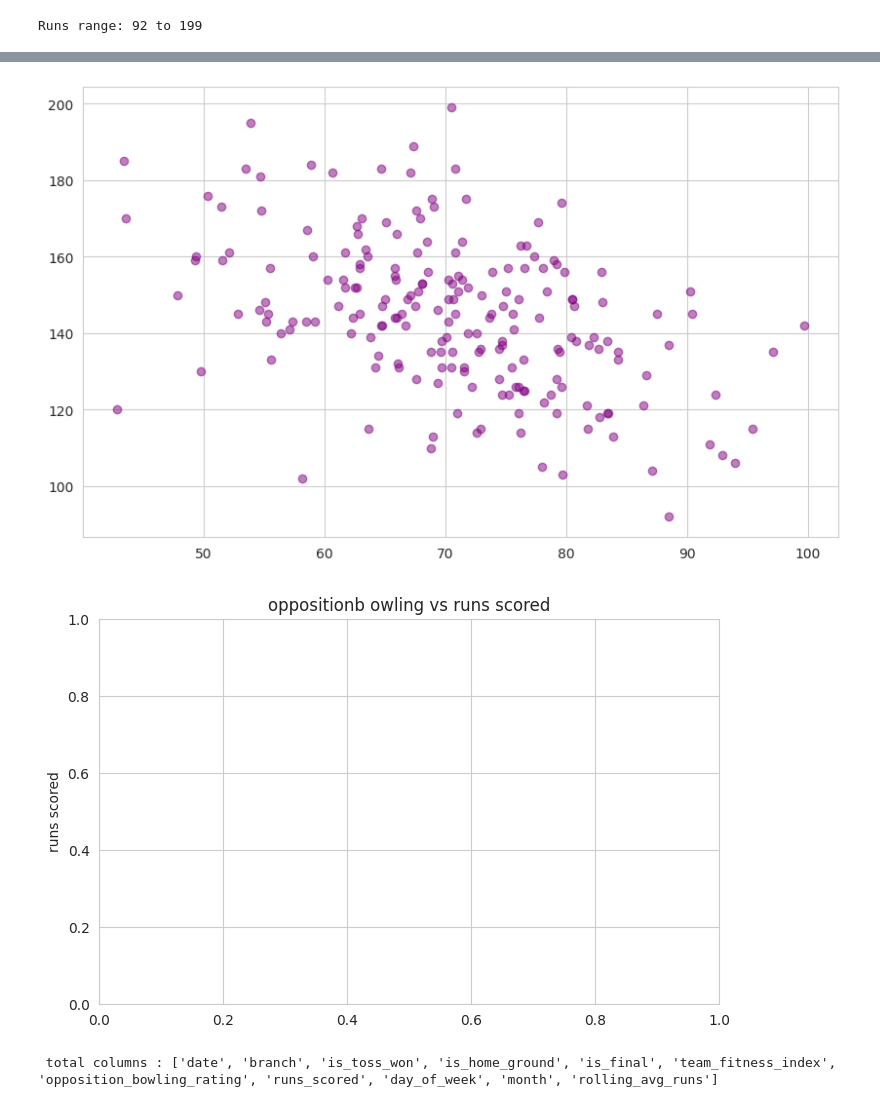
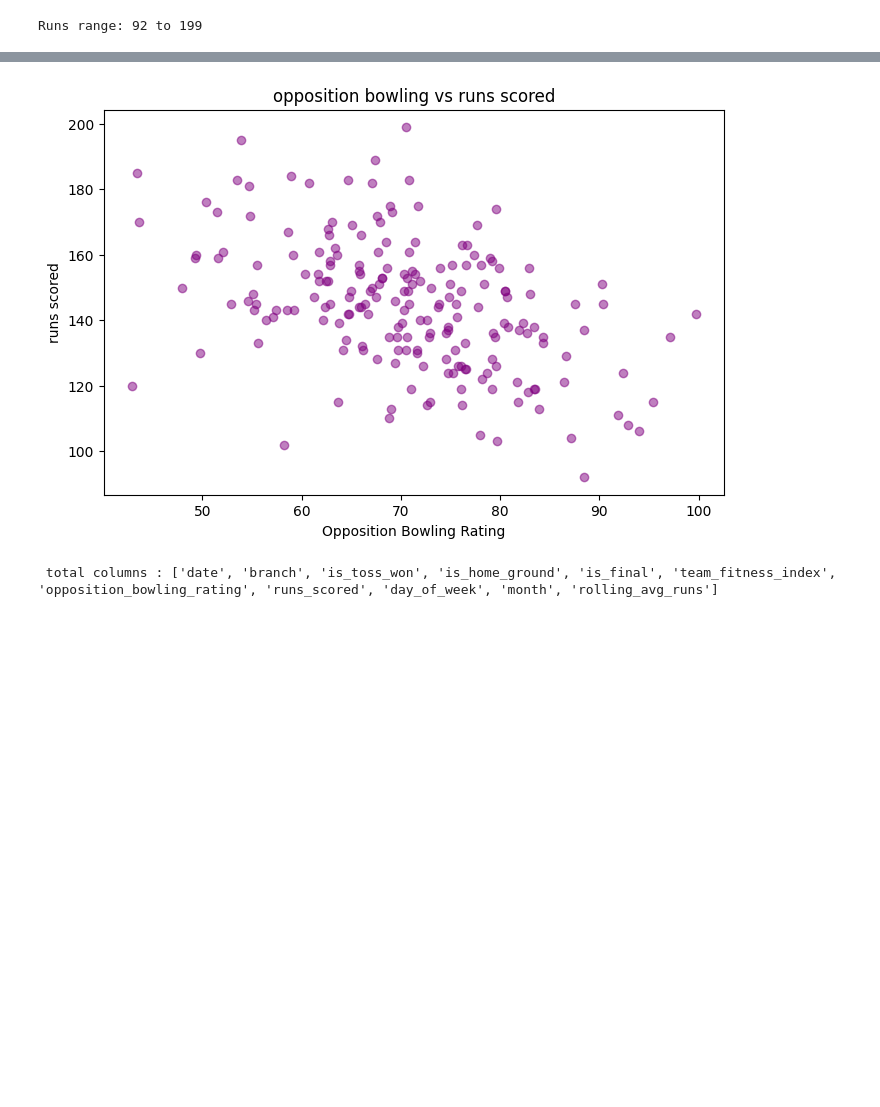
Before and after one commit to abhinavkumar6649-ai/cricket_league, a Jupyter notebook: cricket_league.ipynb, the cells around one changed output, grey strips where cells are left out. Drawn from its saved outputs; the diff is of its cells as text; code cells hidden in the pictures; blank space fills up the shorter version.

Commit message:
Execute notebook, fix path/sklearn compatibility, add README, requirements, and dataset

```diff
--- a/cricket_league.ipynb
+++ b/cricket_league.ipynb
@@ -70,3 +68,7 @@ df=pd.read_csv("/content/cricket_league_data.csv")
+# %%
+import os
+data_path = 'cricket_league_data.csv' if os.path.exists('cricket_league_data.csv') else '/content/cricket_league_data.csv'
+df = pd.read_csv(data_path)
 # %%
 df
 # %% [output]
@@ -188,12 +188,12 @@ Text(0, 0.5, 'Average Runs')
 # %%
-plt.scatter(df["opposition_bowling_rating"],df["runs_scored"],alpha=0.5,color="purple")
 plt.figure(figsize=(8, 5))
-plt.title('oppositionb owling vs runs scored')
+plt.scatter(df["opposition_bowling_rating"], df["runs_scored"], alpha=0.5, color="purple")
+plt.title('opposition bowling vs runs scored')
+plt.xlabel('Opposition Bowling Rating')
 plt.ylabel('runs scored')
 plt.show()
 # %% [output]
-[figure, old version]
+[figure, new version]
-[figure, removed]
 # %%
 df['day_of_week'] = df['date'].dt.dayofweek
 df['month'] = df['date'].dt.month
```
Also changed, not shown: parts of 9 cells of this notebook, 4 other files.
